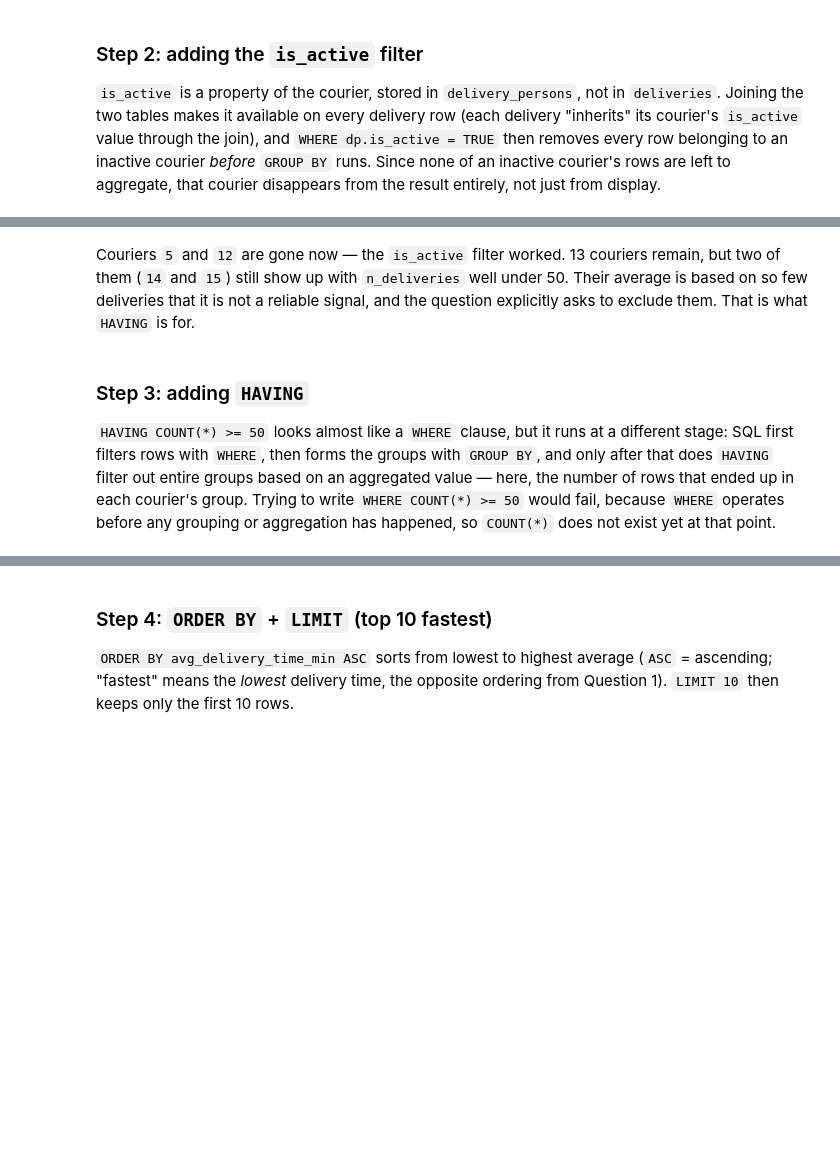
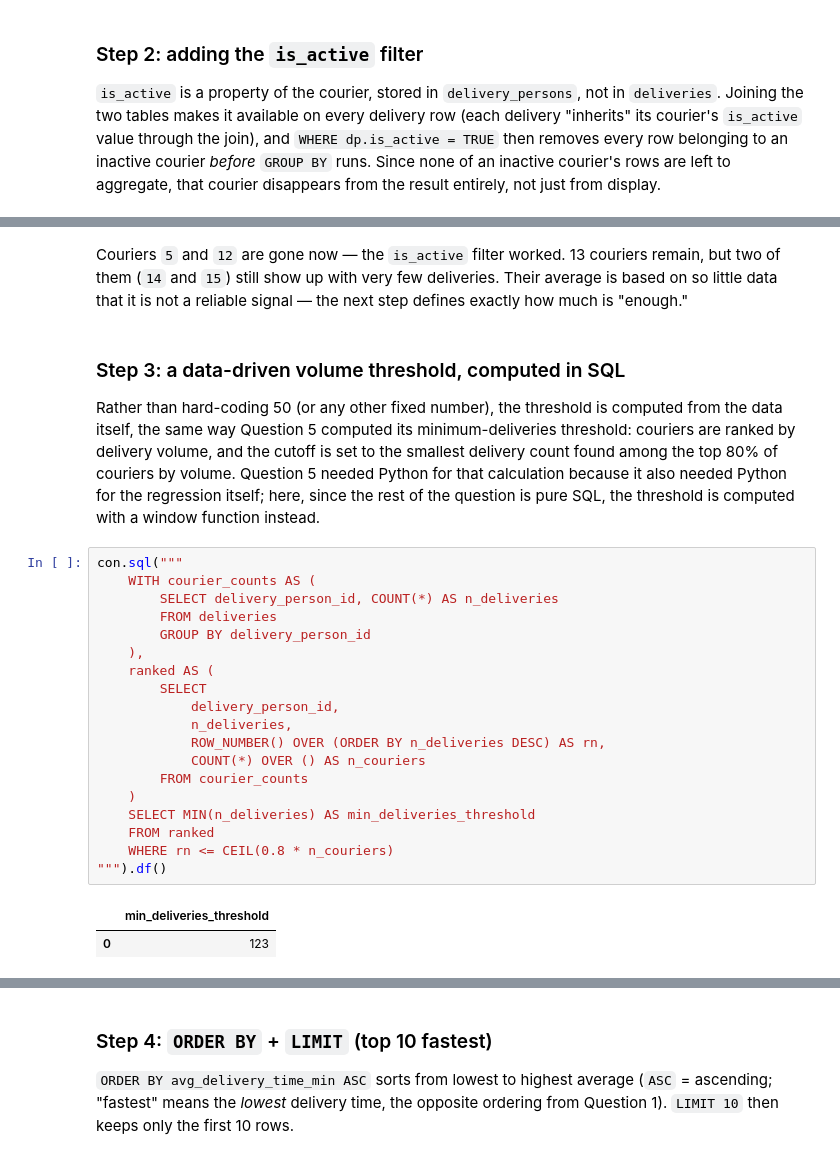
Before and after one commit to felo9015/food_delivery_time_prediction, a Jupyter notebook: sql/sql_exploration.ipynb, the cells around one changed output, grey strips where cells are left out. Cells and saved outputs as stored; diff of their text form; blank space fills up the shorter version.

```diff
--- a/sql/sql_exploration.ipynb
+++ b/sql/sql_exploration.ipynb
@@ -605,6 +605,28 @@ con.sql("""
 # %% [markdown]
-Couriers `5` and `12` are gone now — the `is_active` filter worked. 13 couriers remain, but two of them (`14` and `15`) still show up with `n_deliveries` well under 50. Their average is based on so few deliveries that it is not a reliable signal, and the question explicitly asks to exclude them. That is what `HAVING` is for.
+Couriers `5` and `12` are gone now — the `is_active` filter worked. 13 couriers remain, but two of them (`14` and `15`) still show up with very few deliveries. Their average is based on so little data that it is not a reliable signal — the next step defines exactly how much is "enough."
 # %% [markdown]
-### Step 3: adding `HAVING`
+### Step 3: a data-driven volume threshold, computed in SQL
 
-`HAVING COUNT(*) >= 50` looks almost like a `WHERE` clause, but it runs at a different stage: SQL first filters rows with `WHERE`, then forms the groups with `GROUP BY`, and only after that does `HAVING` filter out entire groups based on an aggregated value — here, the number of rows that ended up in each courier's group. Trying to write `WHERE COUNT(*) >= 50` would fail, because `WHERE` operates before any grouping or aggregation has happened, so `COUNT(*)` does not exist yet at that point.
+Rather than hard-coding 50 (or any other fixed number), the threshold is computed from the data itself, the same way Question 5 computed its minimum-deliveries threshold: couriers are ranked by delivery volume, and the cutoff is set to the smallest delivery count found among the top 80% of couriers by volume. Question 5 needed Python for that calculation because it also needed Python for the regression itself; here, since the rest of the question is pure SQL, the threshold is computed with a window function instead.
+# %%
+con.sql("""
+    WITH courier_counts AS (
+        SELECT delivery_person_id, COUNT(*) AS n_deliveries
+        FROM deliveries
+        GROUP BY delivery_person_id
+    ),
+    ranked AS (
+        SELECT
+            delivery_person_id,
+            n_deliveries,
+            ROW_NUMBER() OVER (ORDER BY n_deliveries DESC) AS rn,
+            COUNT(*) OVER () AS n_couriers
+        FROM courier_counts
+    )
+    SELECT MIN(n_deliveries) AS min_deliveries_threshold
+    FROM ranked
+    WHERE rn <= CEIL(0.8 * n_couriers)
+""").df()
+# %% [output]
+|  | min_deliveries_threshold |
+| 0 | 123 |
```
Also changed, not shown: parts of 17 cells of this notebook, 2 other files.
